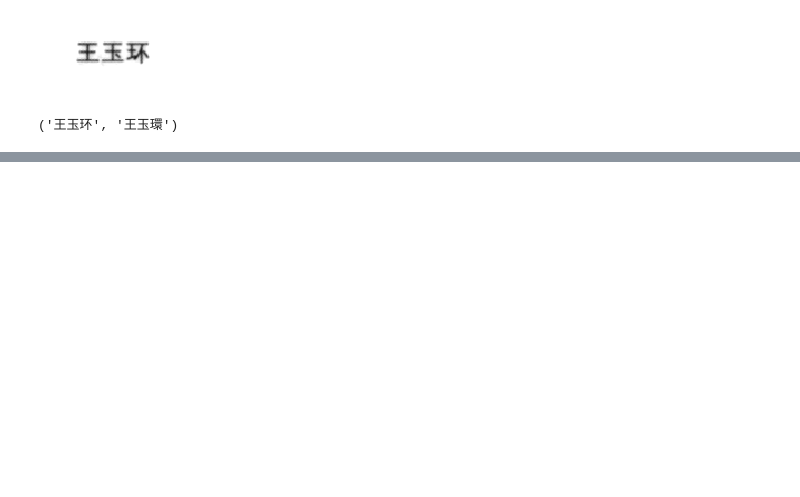
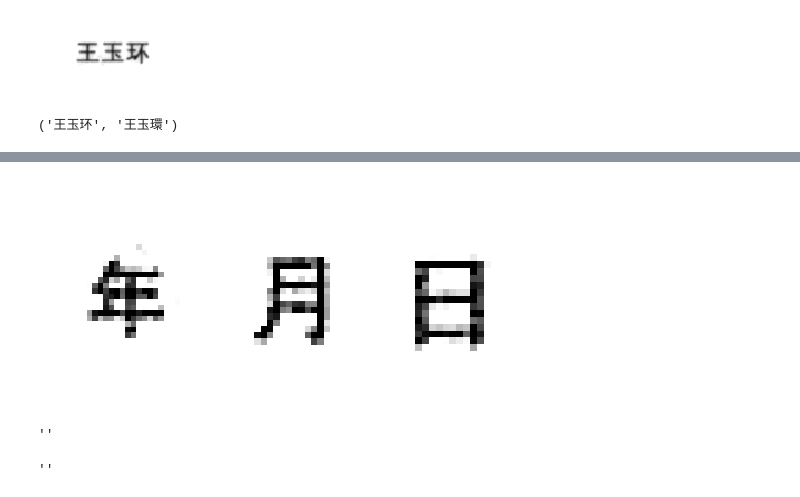
Before and after one commit to sdlm/pytorch_mnist, a Jupyter notebook: final_pipeline.ipynb, the cells around one changed output, grey strips where cells are left out. Cells and saved outputs as stored; diff of their text form; code cells hidden in the pictures; blank space fills up the shorter version.

```diff
--- a/final_pipeline.ipynb
+++ b/final_pipeline.ipynb
@@ -283,0 +403,19 @@ extract_text(gray_name_img_brighter)
+# %%
+fig, axes = plt.subplots(1, 3, figsize=(8, 4))
+axes[0].set_axis_off()
+axes[0].imshow(prepared_image_parts['year_label']);
+axes[1].set_axis_off()
+axes[1].imshow(prepared_image_parts['month_label']);
+axes[2].set_axis_off()
+axes[2].imshow(prepared_image_parts['day_label']);
+# %% [output]
+[figure, added]
+# %%
+extract_text(prepared_image_parts['month_value'])
+# %% [output]
+''
+# %%
+pillow_img = Image.fromarray(prepared_image_parts['month_value'])
+pytesseract.image_to_string(pillow_img, lang='eng')  # , config='--psm 1 --oem 1'
+# %% [output]
+''
```
Also changed, not shown: parts of 11 cells of this notebook.
